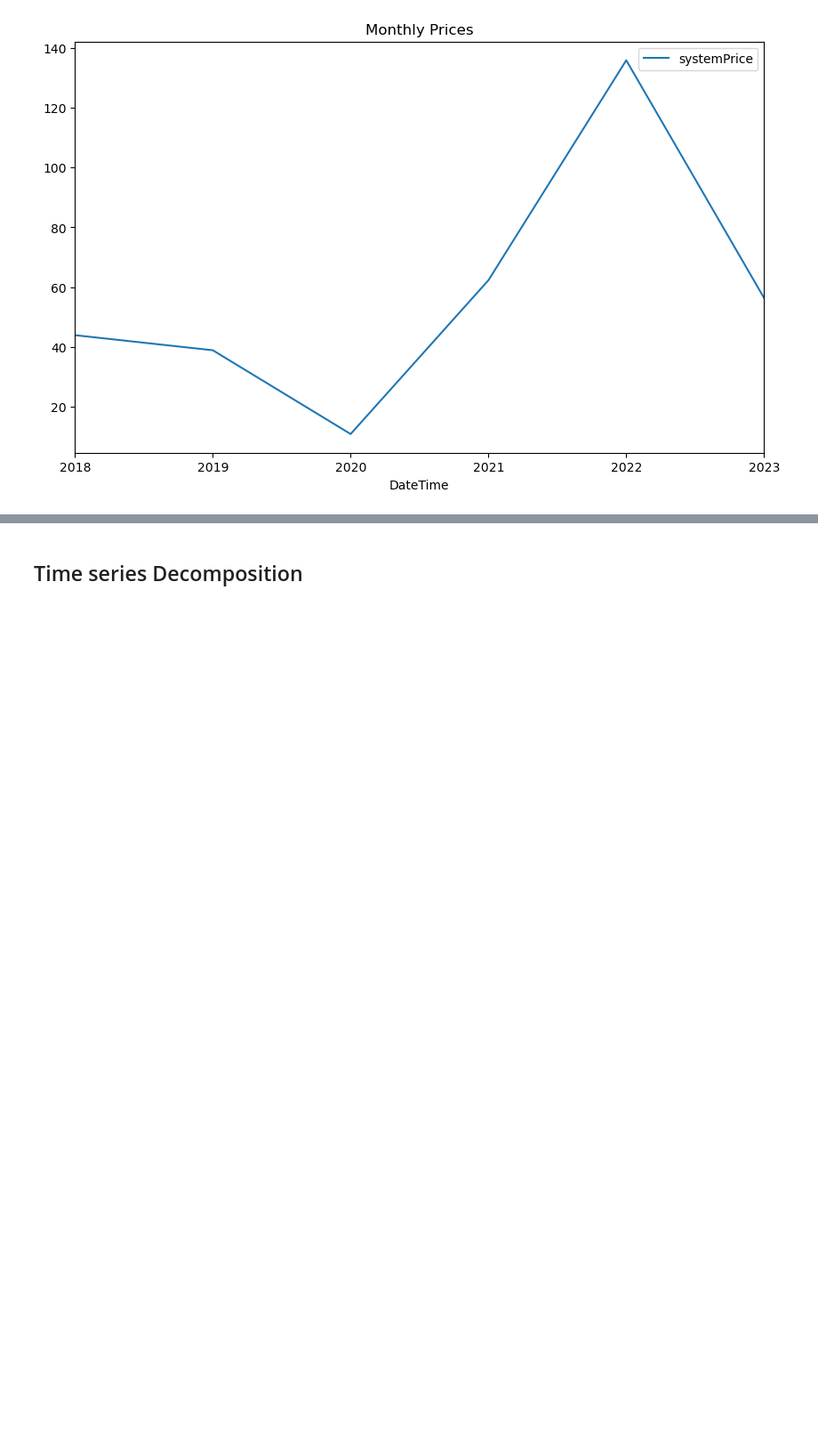
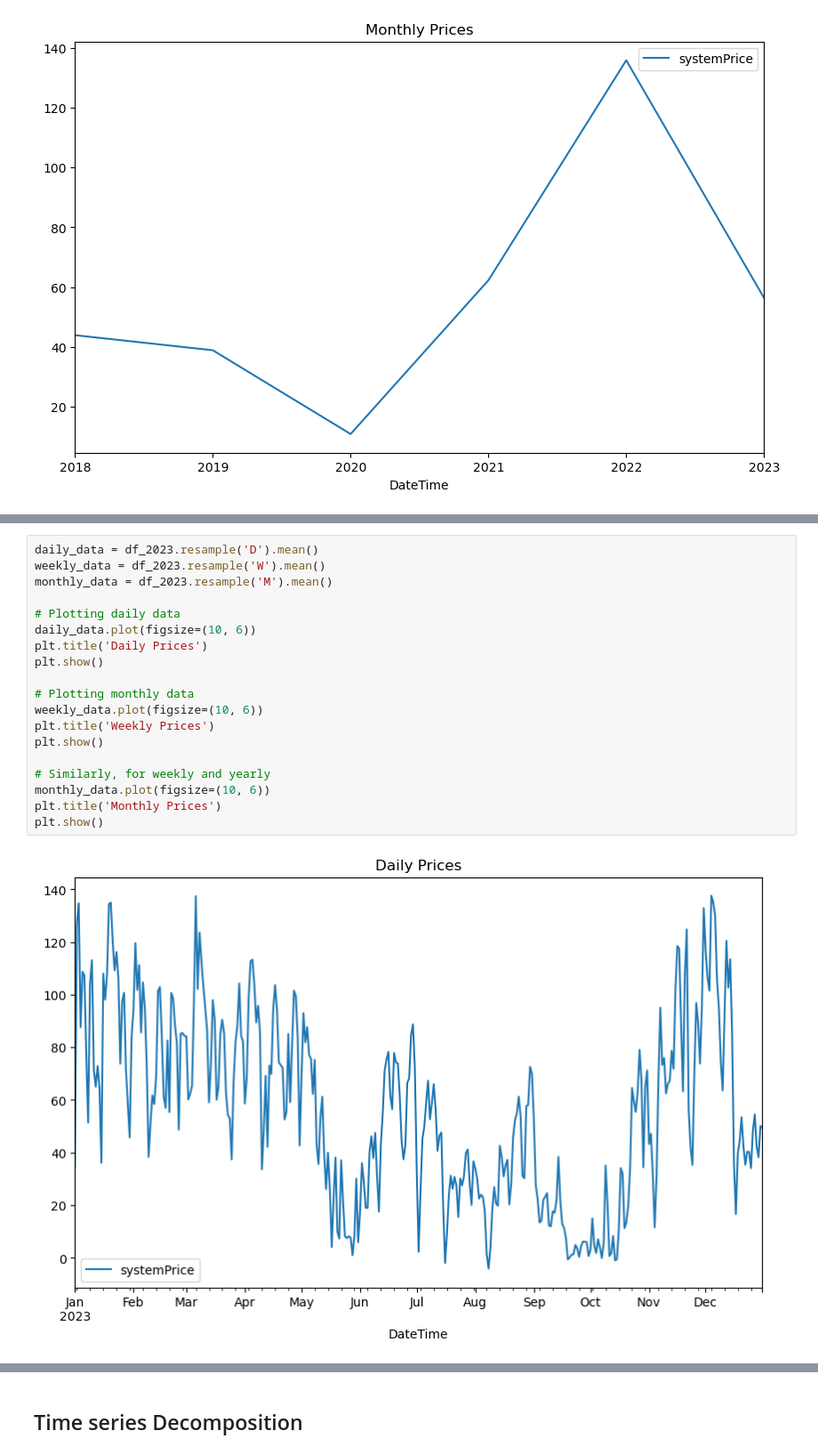
Before and after one commit to evenbakke/MasterThesis-, a Jupyter notebook: ARIMA.ipynb, the cells around one changed output, grey strips where cells are left out. Shown at 89% size. Drawn from its saved outputs; the diff is of its cells as text; blank space fills up the shorter version.

```diff
--- a/ARIMA.ipynb
+++ b/ARIMA.ipynb
@@ -133,3 +133,24 @@ plt.tight_layout()  # Optional: Adjust layout to make room for labels
 plt.show()
 # %% [output]
 [figure]
+# %%
+daily_data = df_2023.resample('D').mean()
+weekly_data = df_2023.resample('W').mean()
+monthly_data = df_2023.resample('M').mean()
+
+# Plotting daily data
+daily_data.plot(figsize=(10, 6))
+plt.title('Daily Prices')
+plt.show()
+
+# Plotting monthly data
+weekly_data.plot(figsize=(10, 6))
+plt.title('Weekly Prices')
+plt.show()
+
+# Similarly, for weekly and yearly
+monthly_data.plot(figsize=(10, 6))
+plt.title('Monthly Prices')
+plt.show()
+# %% [output]
+[figure, added]
```
Also changed, not shown: parts of 23 cells of this notebook.
